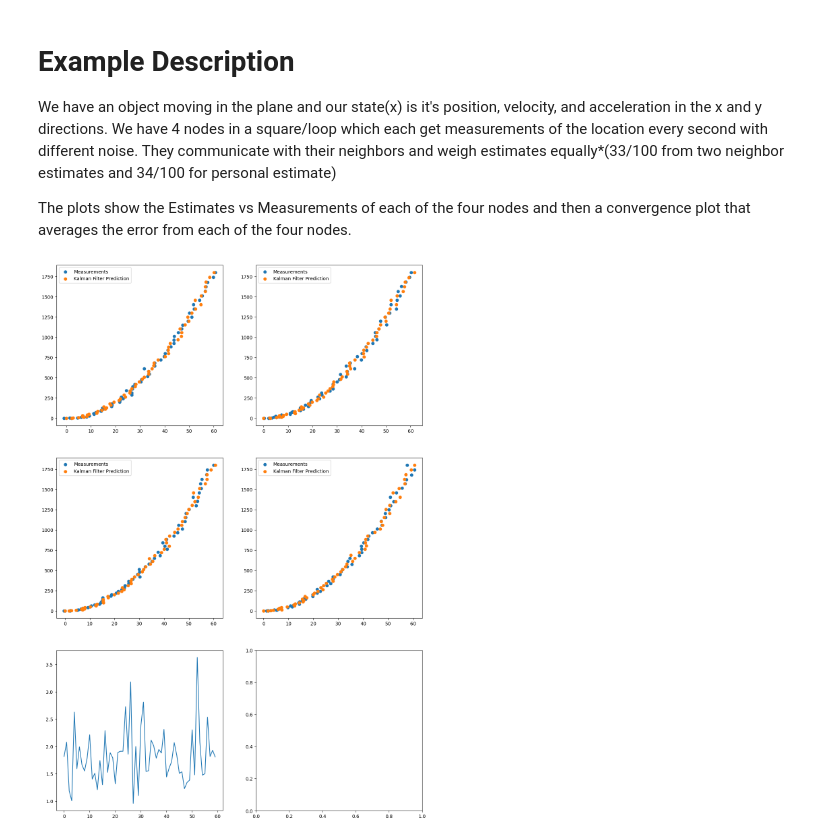
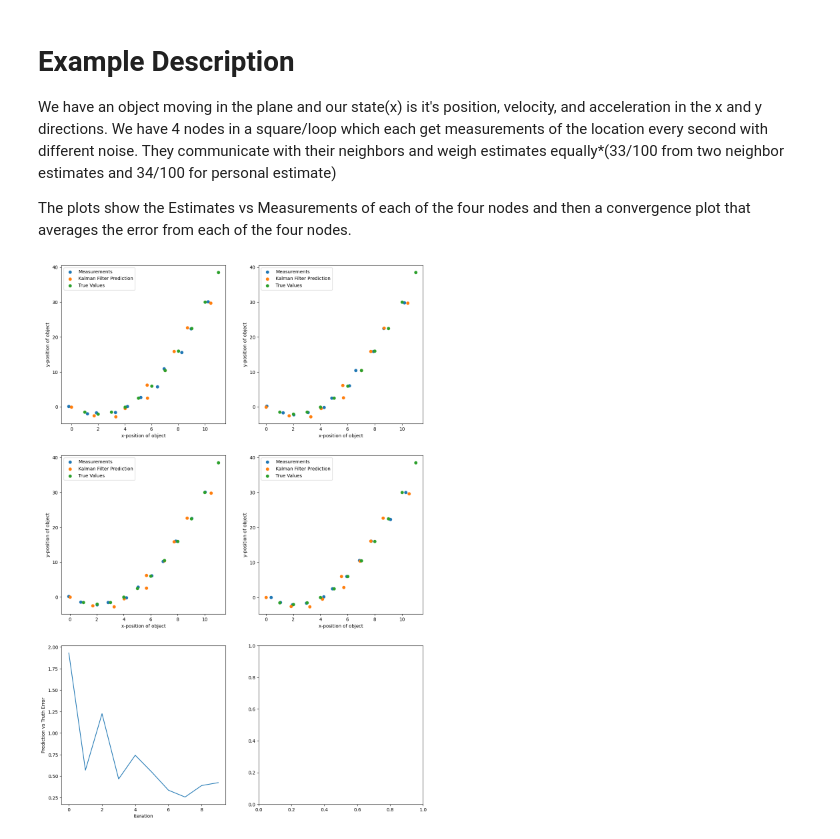
Before and after one commit to RIPS-2024-Aerospace/Aerospace-Project, a Jupyter notebook: DiffKf.ipynb, the cells around one changed output. Cells and saved outputs as stored; diff of their text form; code cells hidden in the pictures.

```diff
--- a/DiffKf.ipynb
+++ b/DiffKf.ipynb
@@ -11,7 +11,7 @@
 </ul>
 # %%
 import numpy as np
-
+import scipy as sp
 class Node:
     def __init__(self,id,F,G,H,R,Q,x0,P):
         self.id = id
@@ -23,6 +23,7 @@ class Node:
 
         #Has an instance for each node
         self.x = x0
+        self.n = len(x0)
 
         self.P = P
 
@@ -30,18 +31,28 @@ class Node:
         self.nbhr_weights = {}
 
         self.psi = np.zeros(x0.shape)
-        self.HRH = self.H.T@np.linalg.inv(self.R)@self.H
-        self.HRq = lambda y: self.H.T@np.linalg.inv(self.R)@y
 
     def predict(self):
-        self.x = self.F@(np.sum([self.nbhr_weights[node.id]*node.psi for i,node in enumerate(self.nbhrs)],0))
+        self.x = self.F@(np.sum([self.nbhr_weights[node.id]*node.psi for node in self.nbhrs],0))
         self.P = (self.F@self.P@self.F.T) + (self.G@self.Q@self.G.T)
 
     def update(self, y):
-        S = np.sum([node.HRH for node in self.nbhrs],0)
-        q = np.sum([node.HRq(y) for node in self.nbhrs],0)
-        self.P = np.linalg.inv(np.linalg.inv(self.P) + S)
-        self.psi = self.x+(self.P@(q - (S@self.x)))
+        S = lambda node: (node.H @self.P @ node.H.T) + node.R
+        #Original Code for K
+        #K = {node.id: self.P@ node.H.T @ np.linalg.inv(S(node)) for node in self.nbhrs}
+        #We use a solver to avoid inverses:
+        #K[i]@S = P@H[i].T --> S.T@K[i].T = H[i]@P.T --> cholesky solve for K[i]
+        K = {node.id:sp.linalg.cho_solve(sp.linalg.cho_factor(S(node).T),(node.H @ self.P.T)).T for node in self.nbhrs}
+
+        I = lambda node: y[node.id] - (node.H @self.psi)
+        self.psi = self.x
+
+        for node in self.nbhrs:
+            self.psi = self.psi+(K[node.id]@I(node))
+
+        for node in self.nbhrs:
+            self.P = (np.eye(self.n,self.n) - K[node.id]@node.H)@self.P
+
 
 class DiffKF:
     def __init__(self,C,F,G,H,R,Q,x0,P):
@@ -52,7 +63,6 @@ class DiffKF:
         #weighted adjacencey matrix, nodes must be connected to themselves
         self.C = C
 
-        #Has an instance for each node
         self.nodes = []
         for i in range(self.n):
             self.nodes.append(Node(i,F[i],G[i],H[i],R[i],Q[i],x0[i],P[i]))
@@ -74,7 +84,7 @@ class DiffKF:
 
     def update(self, y): #a.k.a Incremental update
         for i,node in enumerate(self.nodes):
-            node.update(y[i])
+            node.update(y)
 # %% [markdown]
 <h1>Example Description</h1>
 <p>We have an object moving in the plane and our state(x) is it's position, velocity, and acceleration in the x and y directions. We have 4 nodes in a square/loop which each get measurements of the location every second with different noise. They communicate with their neighbors and weigh estimates equally*(33/100 from two neighbor estimates and 34/100 for personal estimate)</p>
@@ -91,10 +101,10 @@ def example():
     H = [np.array([[1, 0, 0, 0, 0, 0],[0,0,0,1,0,0]]) for _ in range(n)]
 
     Q = [np.array([[0.05, 0, 0, 0, 0, 0], [0, 0.05, 0, 0, 0, 0],[0,0,0.05,0,0,0], [0, 0, 0, 0.05, 0, 0], [0,0,0,0,0.05,0],[0,0,0,0,0,0.05]]) for _ in range(n)]
-    R = [np.array([[1,0],[0,1]]) for _ in range(n)]
+    R = [np.array([[0.04,0],[0,0.04]]) for _ in range(n)]
 
     #This is the true starting value that we update to get true values
-    xp = np.array([[0,1,0,0,0,1]]).T
+    xp = np.array([[0,1,0,0,-2,1]]).T
 
     #These are random first estimates for each of the nodes
     x0 = [np.array([[np.random.normal(0,5) for _ in range(6)]]).T for k in range(n)]
@@ -103,34 +113,38 @@ def example():
 
 
     DKF = DiffKF(C,F,G,H,R,Q,x0,P)
 
 
-    measure_var = 1
+    measure_var = 0.2
     z = [(H[0] @ xp)+np.random.normal([[0],[0]],measure_var, (2,1)) for _ in range(n)]
 
     truth = [F[0]@xp]
     predictions = {i:[] for i in range(n)}
     measurements = [z]
     errors = []
-    for i in range(60):
+    for i in range(10):
         x = DKF.predict()
         for j in range(n):
             predictions[j].append(H[j]@x[j])
         z = [(H[0] @ truth[-1])+np.random.normal([[0],[0]],measure_var, (2,1)) for _ in range(n)]
         truth.append(F[0]@truth[-1])
         measurements.append(z)
         errors.append(np.average([np.linalg.norm((H[j]@x[j])-z[j]) for j in range(n)]))
         DKF.update(z)
 
     fig,axs = plt.subplots(((n+2)//2),2, figsize=(14, 7*((n+2)//2)))
     for i in range(n):
         axs[i//2][i%2].scatter([x[i][0][0] for x in measurements],[x[i][1][0] for x in measurements], label = 'Measurements')
         axs[i//2][i%2].scatter([x[0][0] for x in predictions[i]],[x[1][0] for x in predictions[i]], label = 'Kalman Filter Prediction')
-        # axs[i//2][i%2].scatter([(H[i]@x)[0][0] for x in truth],[(H[i]@x)[1][0] for x in truth], label = 'True Values')
+        axs[i//2][i%2].scatter([(H[i]@x)[0][0] for x in truth],[(H[i]@x)[1][0] for x in truth], label = 'True Values')
+        axs[i//2][i%2].set_xlabel("x-position of object")
+        axs[i//2][i%2].set_ylabel("y-position of object")
         axs[i//2][i%2].legend()
+    axs[n//2][n%2].set_xlabel("Iteration")
+    axs[n//2][n%2].set_ylabel("Prediction vs Truth Error")
     axs[n//2][n%2].plot([i for i in range(len(errors))],errors, label = 'Prediction vs Truth Error')
     plt.show()
 
 example()
 # %% [output]
-[figure, old version]
+[figure, new version]
```
